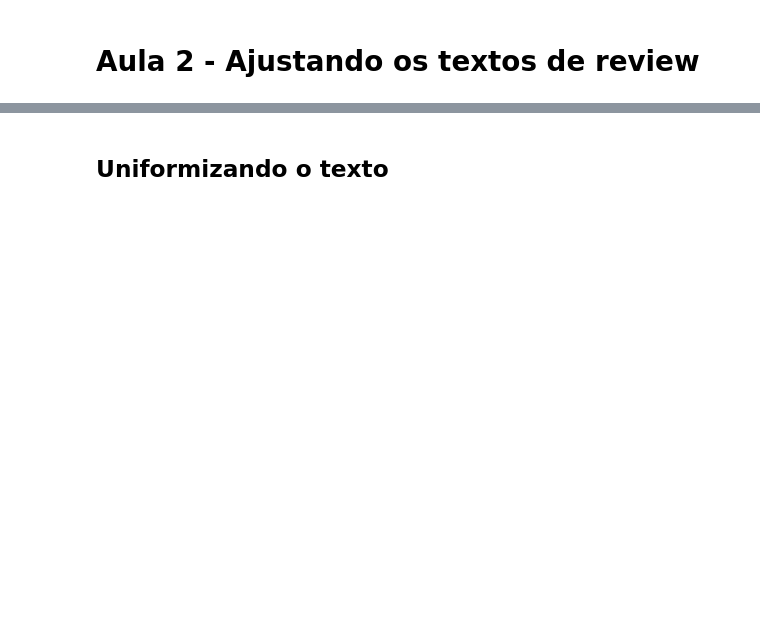
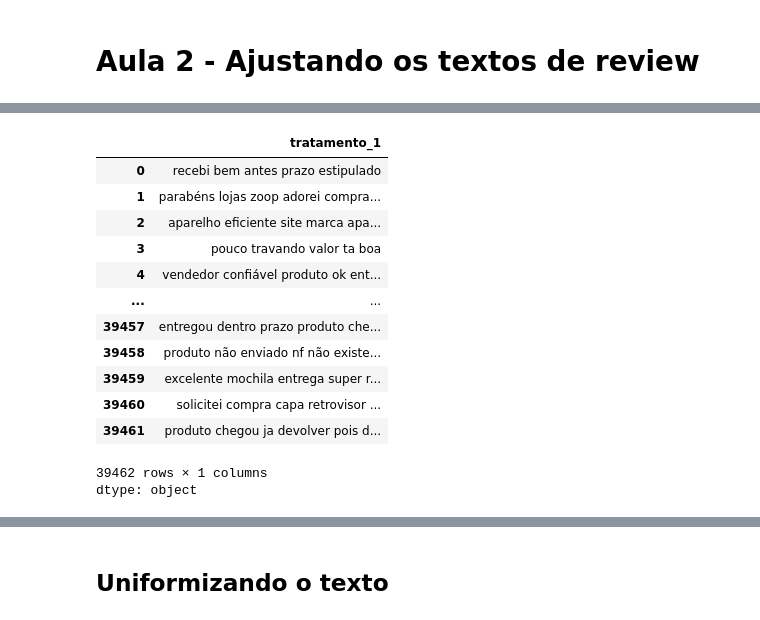
Before and after one commit to marcoamolinaro/machine-learning-alura, a Jupyter notebook: NLP_TrabalhandoSimilaridadeDeSentenca/Notebook_NLP_similaridade.ipynb, the cells around one changed output, grey strips where cells are left out. Saved outputs shown, nothing was run; the diff lists cells and outputs as text; code cells hidden in the pictures; blank space fills up the shorter version.

```diff
--- a/NLP_TrabalhandoSimilaridadeDeSentenca/Notebook_NLP_similaridade.ipynb
+++ b/NLP_TrabalhandoSimilaridadeDeSentenca/Notebook_NLP_similaridade.ipynb
@@ -189,0 +196,12 @@ Review: Muito boa entrega  - Similaridade: 0.8409
+# %%
+import re
+from nltk.corpus import stopwords
+
+def tratamento_inicial(texto):
+  texto=re.sub(r'\W', ' ', texto.lower())
+
+  tokens = word_tokenize_pt(texto)
+  stop_words = set(stopwords.words('portuguese'))
+  stop_words.discard('não')
+
+  return ' '.join([w for w in tokens if w not in stop_words])
@@ -190,2 +210,19 @@ Review: Muito boa entrega  - Similaridade: 0.8409
+# %%
+dados['tratamento_1']
+# %% [output]
+|  | tratamento_1 |
+| 0 | recebi bem antes prazo estipulado |
+| 1 | parabéns lojas zoop adorei compra... |
+| 2 | aparelho eficiente site marca apa... |
+| 3 | pouco travando valor ta boa |
+| 4 | vendedor confiável produto ok ent... |
+| ... | ... |
+| 39457 | entregou dentro prazo produto che... |
+| 39458 | produto não enviado nf não existe... |
+| 39459 | excelente mochila entrega super r... |
+| 39460 | solicitei compra capa retrovisor ... |
+| 39461 | produto chegou ja devolver pois d... |
+39462 rows × 1 columns
+dtype: object
 # %%
 dados['review'][11]
```
Also changed, not shown: parts of 30 cells of this notebook.
